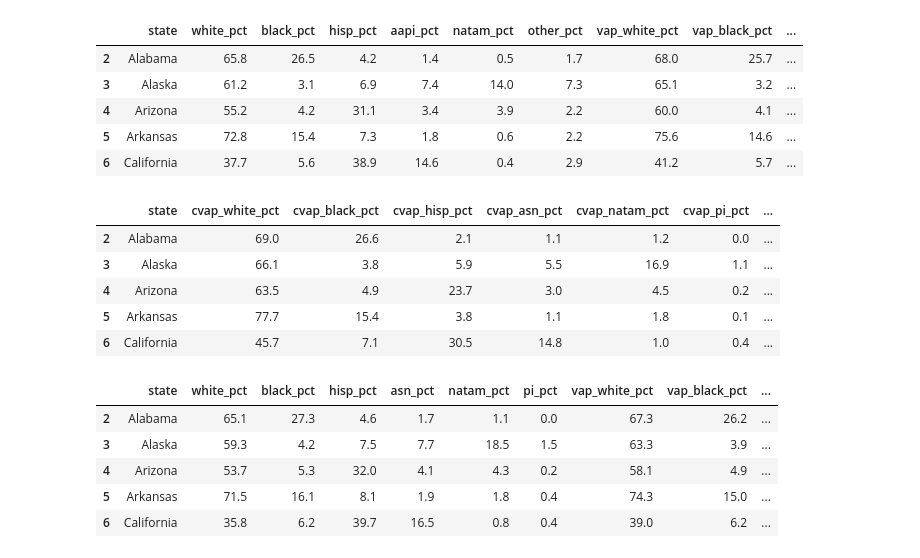
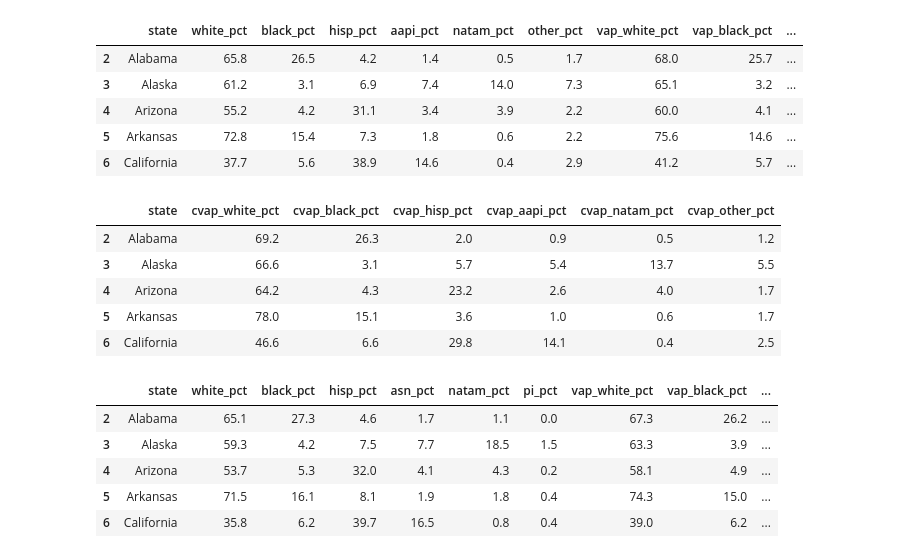
Before and after one commit to Hackquantumcpp/snoutcounter-midterms-2026-model, a Jupyter notebook: 03SEN-training-set-wrangling.ipynb, the cells around one changed output. Cells and saved outputs as stored; diff of their text form; code cells hidden in the pictures.

Commit message:
better data

```diff
--- a/03SEN-training-set-wrangling.ipynb
+++ b/03SEN-training-set-wrangling.ipynb
@@ -135,19 +134,18 @@ demo_18.head()
 | 5 | Arkansas | 72.8 | 15.4 | 7.3 | 1.8 | 0.6 | 2.2 | 75.6 | 14.6 | ... |
 | 6 | California | 37.7 | 5.6 | 38.9 | 14.6 | 0.4 | 2.9 | 41.2 | 5.7 | ... |
 # %%
-demo_20 = pd.read_csv('data/demo/2020_117_acs_demo_states.csv')
+demo_20 = pd.read_csv('data/demo/2019_117_acs_demo_states.csv')
 demo_20 = demo_20.iloc[2:]
-demo_20 = pd.concat([demo_20.iloc[:, 0], demo_20.iloc[:, 13:19]], axis=1)
-demo_20 = demo_20.set_axis(['state', 'cvap_white_pct', 'cvap_black_pct', 'cvap_hisp_pct', 'cvap_asn_pct', 'cvap_natam_pct', 'cvap_pi_pct'], axis=1)
-demo_20['cvap_aapi_pct'] = demo_20['cvap_asn_pct'].astype(float) + demo_20['cvap_pi_pct'].astype(float)
+demo_20 = pd.concat([demo_20.iloc[:, 0], demo_20.iloc[:, 19:25]], axis=1)
+demo_20 = demo_20.set_axis(['state', 'cvap_white_pct', 'cvap_black_pct', 'cvap_hisp_pct', 'cvap_aapi_pct', 'cvap_natam_pct', 'cvap_other_pct'], axis=1)
 demo_20.head()
 # %% [output]
-|  | state | cvap_white_pct | cvap_black_pct | cvap_hisp_pct | cvap_asn_pct | cvap_natam_pct | cvap_pi_pct | ... |
-| 2 | Alabama | 69.0 | 26.6 | 2.1 | 1.1 | 1.2 | 0.0 | ... |
-| 3 | Alaska | 66.1 | 3.8 | 5.9 | 5.5 | 16.9 | 1.1 | ... |
-| 4 | Arizona | 63.5 | 4.9 | 23.7 | 3.0 | 4.5 | 0.2 | ... |
-| 5 | Arkansas | 77.7 | 15.4 | 3.8 | 1.1 | 1.8 | 0.1 | ... |
-| 6 | California | 45.7 | 7.1 | 30.5 | 14.8 | 1.0 | 0.4 | ... |
+|  | state | cvap_white_pct | cvap_black_pct | cvap_hisp_pct | cvap_aapi_pct | cvap_natam_pct | cvap_other_pct |
+| 2 | Alabama | 69.2 | 26.3 | 2.0 | 0.9 | 0.5 | 1.2 |
+| 3 | Alaska | 66.6 | 3.1 | 5.7 | 5.4 | 13.7 | 5.5 |
+| 4 | Arizona | 64.2 | 4.3 | 23.2 | 2.6 | 4.0 | 1.7 |
+| 5 | Arkansas | 78.0 | 15.1 | 3.6 | 1.0 | 0.6 | 1.7 |
+| 6 | California | 46.6 | 6.6 | 29.8 | 14.1 | 0.4 | 2.5 |
 # %%
 demo_22 = pd.read_csv('data/demo/2022_118_acs_demo_states.csv')
 demo_22 = demo_22.iloc[2:]
```
Also changed, not shown: parts of 1 cell of this notebook, 1 other file.
